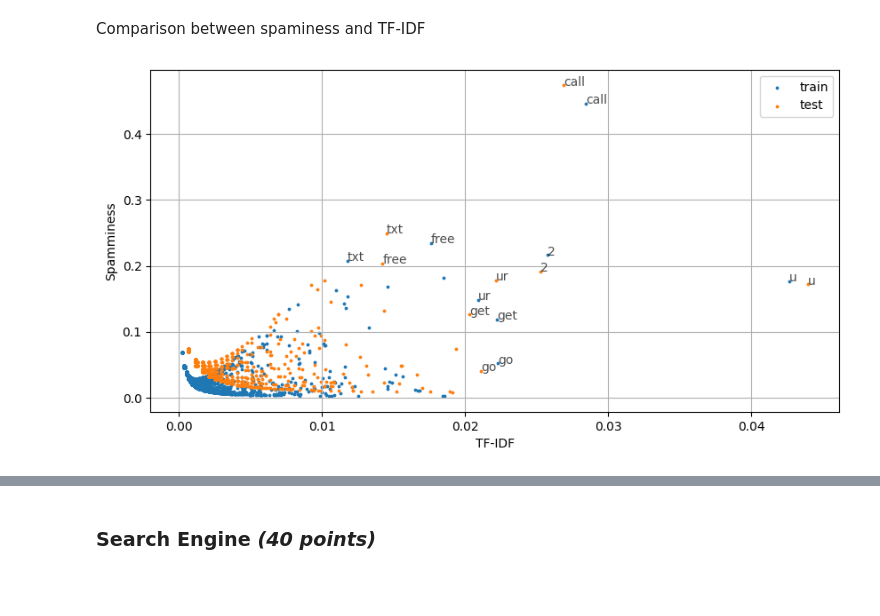
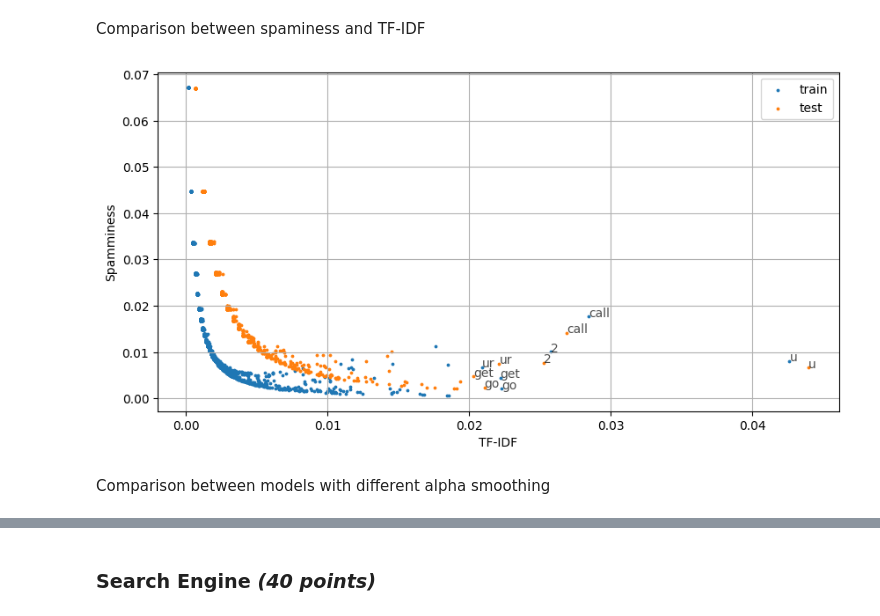
Before and after one commit to jdai01/CAI_NatL, a Jupyter notebook: Assignment 2/Assignment_2.ipynb, the cells around one changed output, grey strips where cells are left out. Cells and saved outputs as stored; diff of their text form; code cells hidden in the pictures; blank space fills up the shorter version.

```diff
--- a/Assignment 2/Assignment_2.ipynb
+++ b/Assignment 2/Assignment_2.ipynb
@@ -367,31 +370,35 @@ def return_tfidf_spamminess(model):
     tf_idf = [info['tf-idf'] for word, info in word_dict.items()]
     spamminess = [info['spamminess'] for word, info in word_dict.items()]
 
     return word_dict, tf_idf, spamminess
 
 # Train data
 train_word_data, train_tf_idf, train_spamminess = return_tfidf_spamminess(model)
 # Test data
+test_model = NavieBayesClassifier()
+test_model.train(test_df)
 test_word_data, test_tf_idf, test_spamminess = return_tfidf_spamminess(test_model)
 
 plt.figure(figsize=(10, 5))
 plt.scatter(train_tf_idf, train_spamminess, s=3, label='train')
 plt.scatter(test_tf_idf, test_spamminess, s=3, label='test')
 
 # Label selected points
 for data in [train_word_data, test_word_data]:
     for word, info in data.items():
         tfidf = info['tf-idf']
         spam = info['spamminess']
         if tfidf > 0.02 or spam > 0.2:
             plt.annotate(word, (tfidf, spam), fontsize=10, alpha=0.7)
 
 
 plt.xlabel('TF-IDF')
 plt.ylabel('Spamminess')
 plt.legend()
 plt.savefig('output/tf-idf_spamminess.png')
 plt.grid()
 plt.show()
 # %% [output]
-[figure, old version]
+[figure, new version]
+# %% [markdown]
+Comparison between models with different alpha smoothing
```
Also changed, not shown: parts of 8 cells of this notebook, 3 other files.
